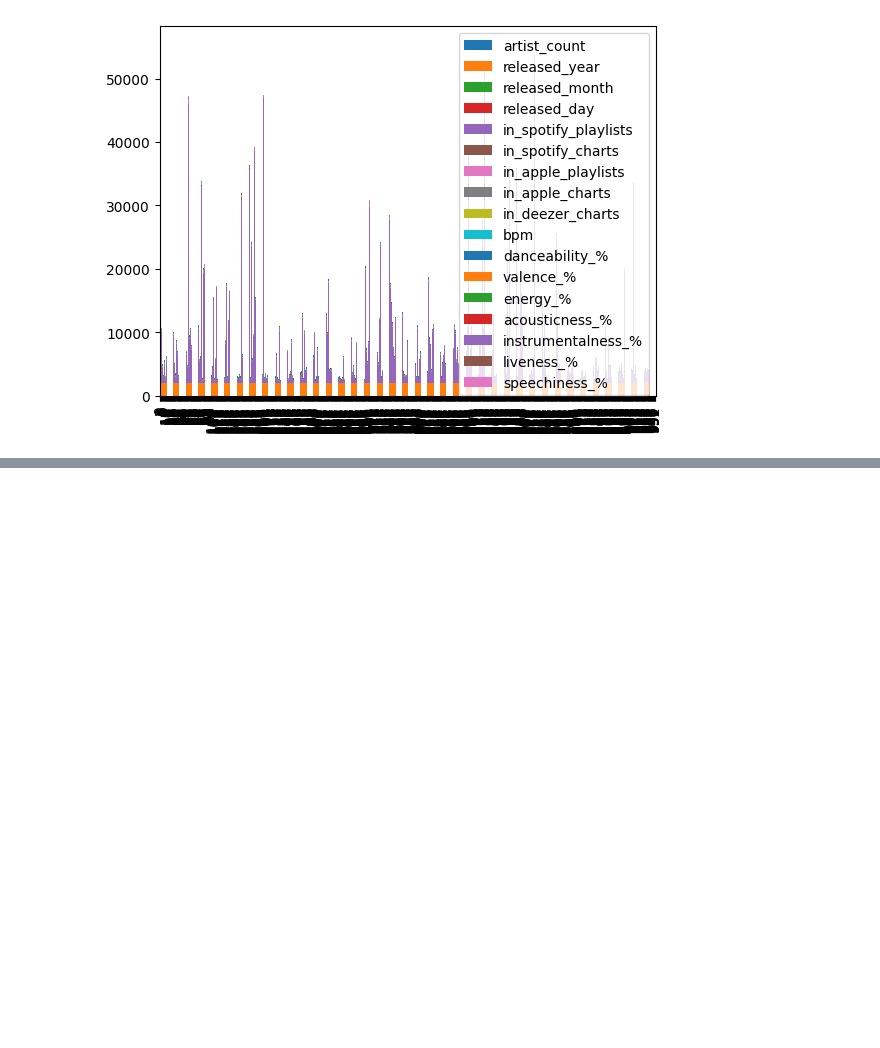
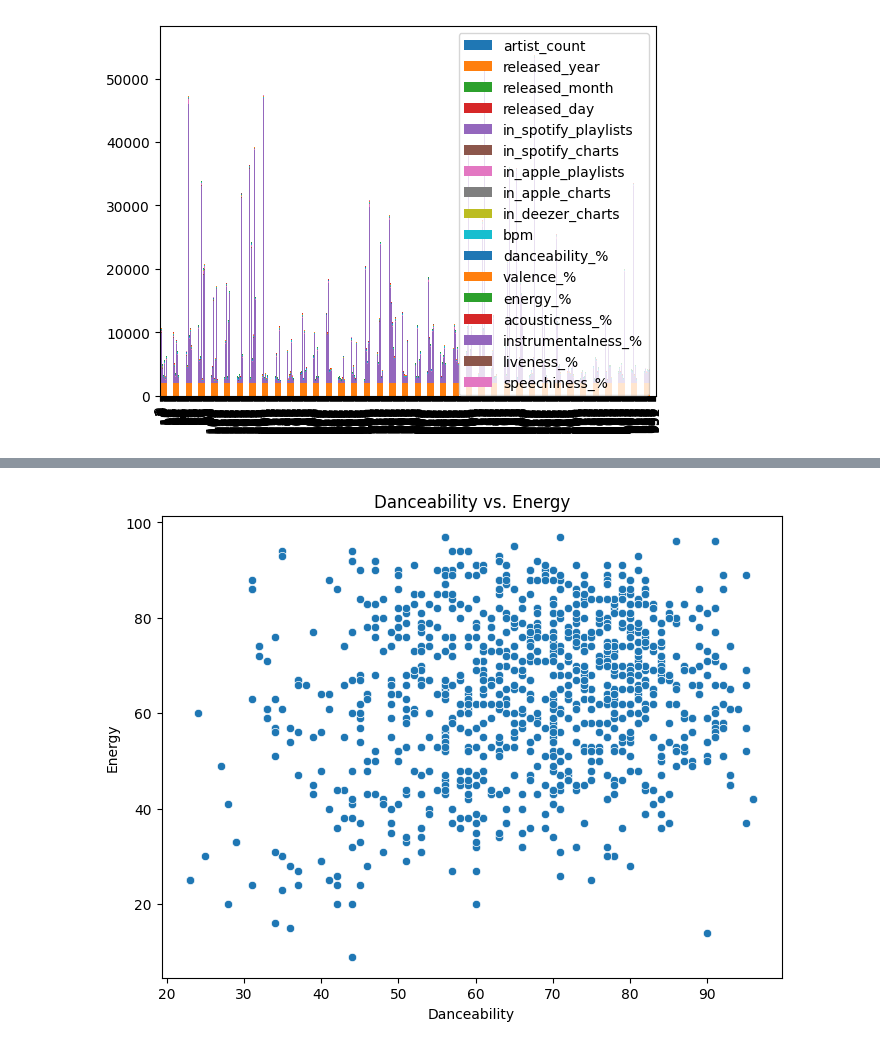
Before and after one commit to harshkasat/SpotifyMostStream, a Jupyter notebook: MostStreamSpotify.ipynb, the cells around one changed output, grey strips where cells are left out. Saved outputs shown, nothing was run; the diff lists cells and outputs as text; code cells hidden in the pictures; blank space fills up the shorter version.

```diff
--- a/MostStreamSpotify.ipynb
+++ b/MostStreamSpotify.ipynb
@@ -130,0 +276,9 @@ KeyError: 'music_mode'
+# %%
+plt.figure(figsize=(8, 6))
+sns.scatterplot(x='danceability_%', y='energy_%', data=df)
+plt.title('Danceability vs. Energy')
+plt.xlabel('Danceability')
+plt.ylabel('Energy')
+plt.show()
+# %% [output]
+[figure, added]
```
Also changed, not shown: parts of 26 cells of this notebook, 1 other file.
